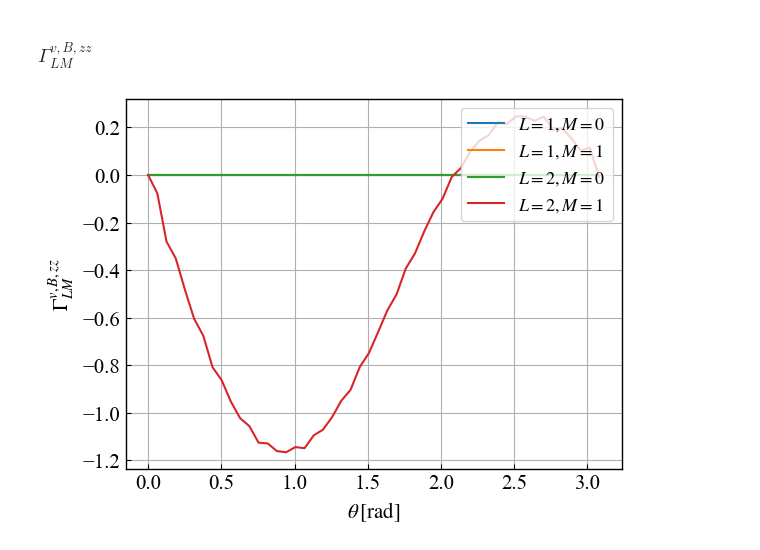
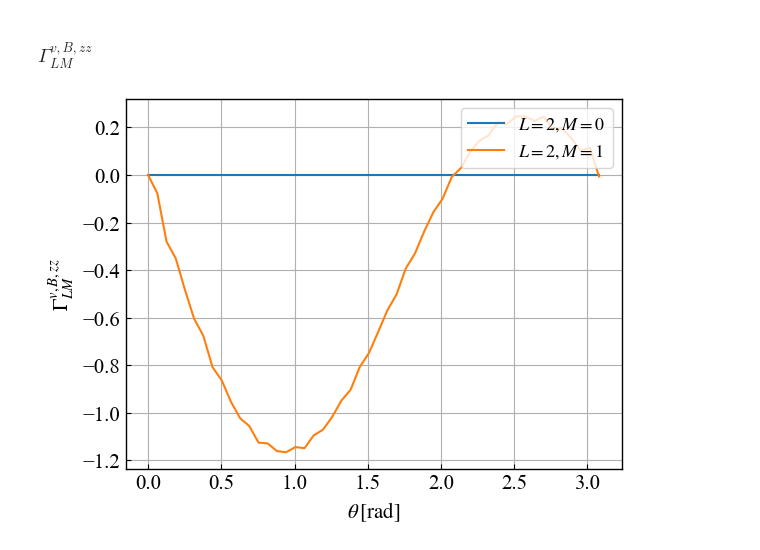
Before and after one commit to KeisukeInomata0/pyORFs, a Jupyter notebook: auto_pta.ipynb, the cells around one changed output. Cells and saved outputs as stored; diff of their text form; code cells hidden in the pictures.

```diff
--- a/auto_pta.ipynb
+++ b/auto_pta.ipynb
@@ -489,13 +207,11 @@ gamB_v21_40 = f.Gamma_B_zz_v(2,1,x,40)
 # %%
-plt.plot(x,gamB_v10,label="$L=1,M=0$")
-plt.plot(x,gamB_v11,label="$L=1,M=1$")
 plt.plot(x,gamB_v20,label="$L=2,M=0$")
 plt.plot(x,gamB_v21,label="$L=2,M=1$")
 
 plt.xlabel("$\\theta\,[\mathrm{rad}]$")
 plt.ylabel("$\Gamma^{v,B,zz}_{LM}$")
 plt.legend(loc='upper right',fontsize = 13)
 
 plt.show()
 # %% [output]
-[figure, old version]
+[figure, new version]
```
Also changed, not shown: parts of 45 cells of this notebook, 2 other files.
